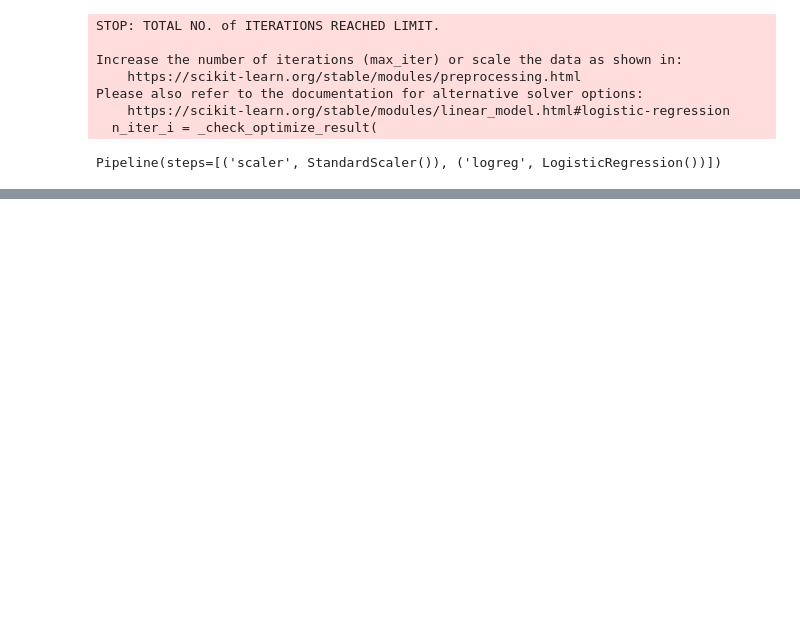
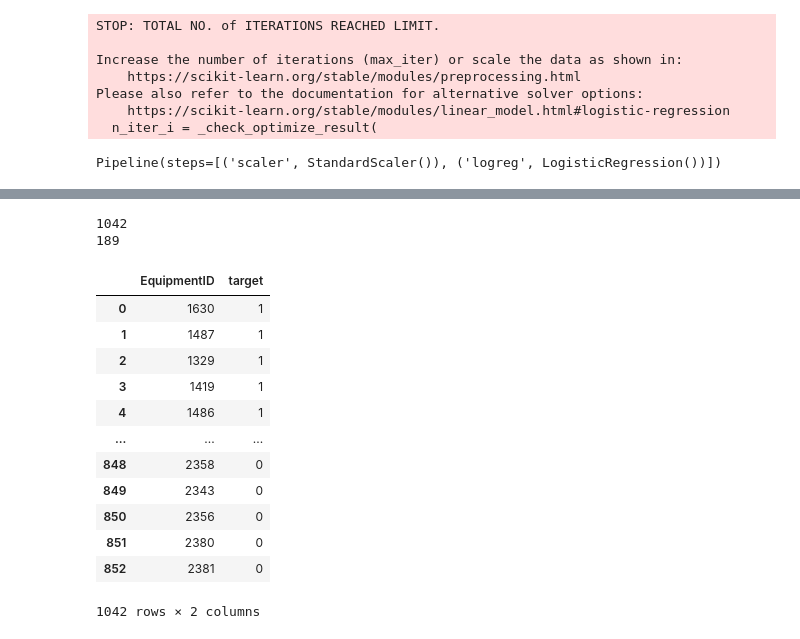
Before and after one commit to tomoumer/big_g_express-elden_ring, a Jupyter notebook: notebooks/ml_models.ipynb, the cells around one changed output, grey strips where cells are left out. Saved outputs shown, nothing was run; the diff lists cells and outputs as text; code cells hidden in the pictures; blank space fills up the shorter version.

```diff
--- a/notebooks/ml_models.ipynb
+++ b/notebooks/ml_models.ipynb
@@ -270,0 +338,31 @@ roc_auc_score(y_true=y_test, y_score=gbr_smoted.predict_proba(X_test)[:,1])
+# %%
+print(faults['EquipmentID'].nunique())
+print(faults.loc[faults['spn'] == 5246]['EquipmentID'].nunique())
+# %% [output]
+1042
+189
+# %%
+all_trucks = faults['EquipmentID'].unique()
+derate_trucks = faults.loc[faults['spn'] == 5246]['EquipmentID'].unique()
+no_derate_trucks = all_trucks[np.isin(all_trucks, derate_trucks, invert=True)]
+# %%
+trucks_df = pd.concat([
+            pd.DataFrame({'EquipmentID': derate_trucks, 'target': 1}),
+            pd.DataFrame({'EquipmentID': no_derate_trucks, 'target': 0})
+            ])
+
+trucks_df
+# %% [output]
+|  | EquipmentID | target |
+| 0 | 1630 | 1 |
+| 1 | 1487 | 1 |
+| 2 | 1329 | 1 |
+| 3 | 1419 | 1 |
+| 4 | 1486 | 1 |
+| ... | ... | ... |
+| 848 | 2358 | 0 |
+| 849 | 2343 | 0 |
+| 850 | 2356 | 0 |
+| 851 | 2380 | 0 |
+| 852 | 2381 | 0 |
+1042 rows × 2 columns
```
Also changed, not shown: parts of 30 cells of this notebook.
